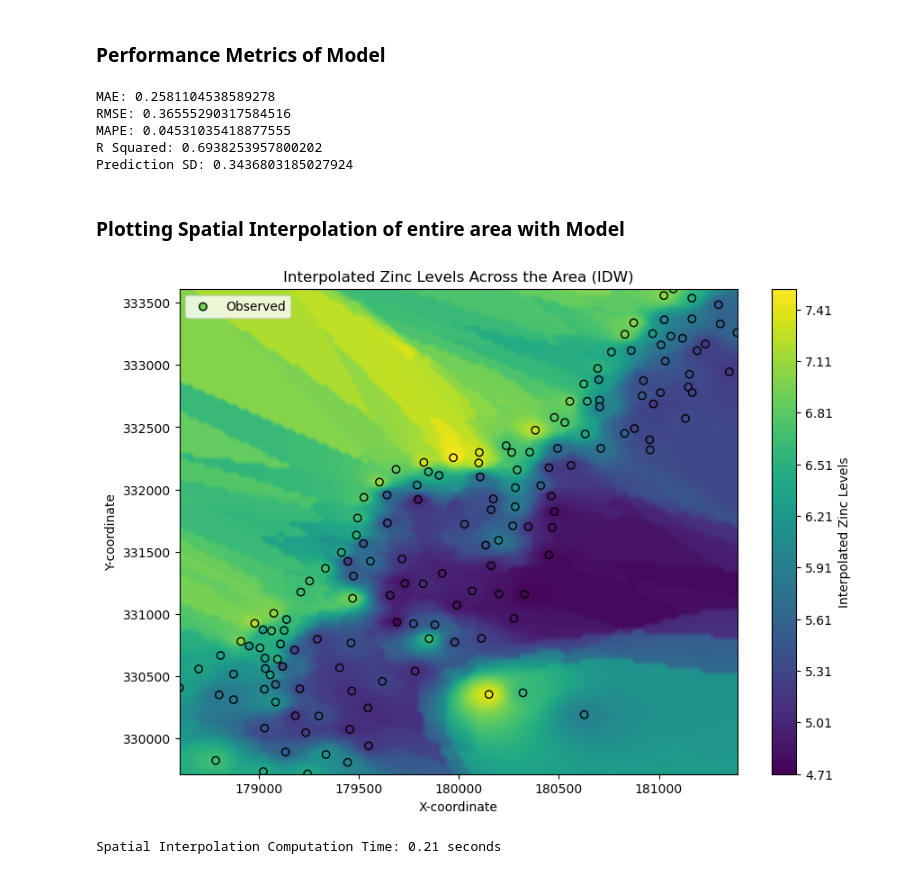
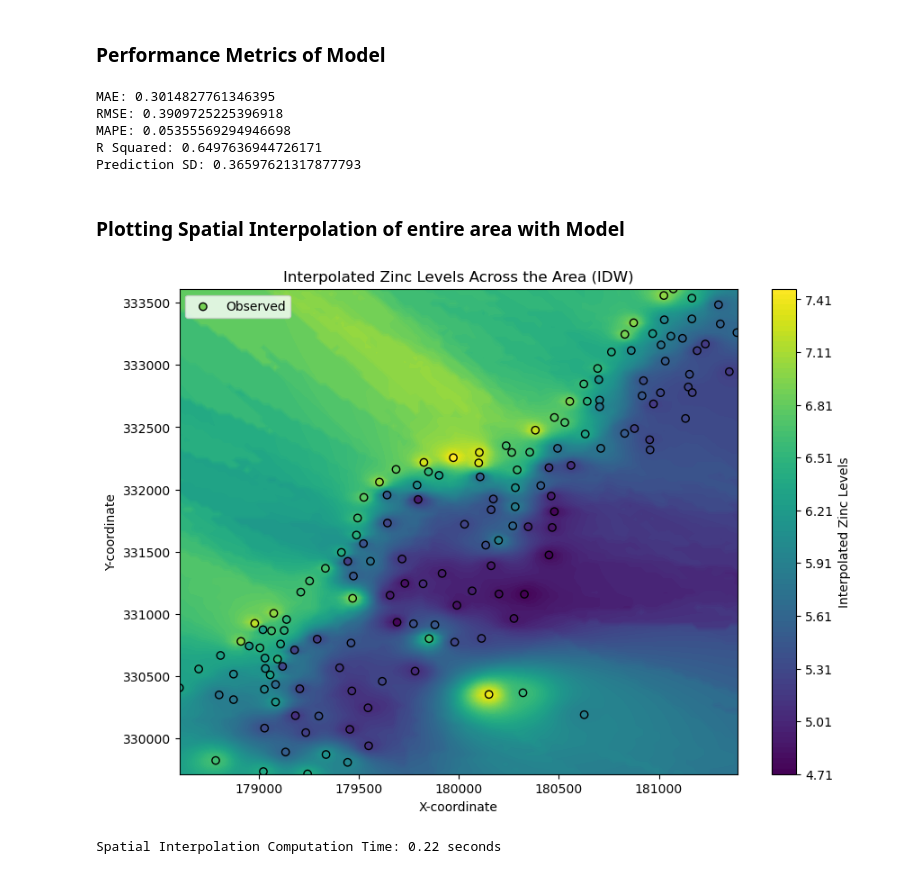
Before and after one commit to cheenngg/FYP-Spatial-Analytics, a Jupyter notebook: IDW - Meuse (ShepardIDW).ipynb, the cells around one changed output. Cells and saved outputs as stored; diff of their text form; code cells hidden in the pictures.

```diff
--- a/IDW - Meuse (ShepardIDW).ipynb
+++ b/IDW - Meuse (ShepardIDW).ipynb
@@ -303,7 +321,7 @@ idw_model = ShepardIDWInterpolator(eval_combined_array_coordinates, train_data['
 
  # Predict at test locations
 eval_combined_array_test = np.array([list(pair) for pair in zip(test_data['X'], test_data['Y'])])
-z_pred_test = idw_model.__call__(eval_combined_array_test, power = 2, n_neighbors = 4)
+z_pred_test = idw_model.__call__(eval_combined_array_test, power = 2, n_neighbors = 12)
 
 rmse = np.sqrt(mean_squared_error(test_data['Z'], z_pred_test))
 mae = mean_absolute_error(test_data['Z'], z_pred_test)
@@ -317,11 +335,11 @@ print("MAPE:", mape)
 print("R Squared:", r2)
 print("Prediction SD:", sd)
 # %% [output]
-MAE: 0.2581104538589278
-RMSE: 0.36555290317584516
-MAPE: 0.04531035418877555
-R Squared: 0.6938253957800202
-Prediction SD: 0.3436803185027924
+MAE: 0.3014827761346395
+RMSE: 0.3909725225396918
+MAPE: 0.05355569294946698
+R Squared: 0.6497636944726171
+Prediction SD: 0.36597621317877793
 # %% [markdown]
 ### Plotting Spatial Interpolation of entire area with Model
 # %%
@@ -335,36 +353,36 @@ observed_values = meuse_df[observed_values_column].values
 idw_model = ShepardIDWInterpolator(observed_locations, observed_values)
 
 # Start timing spatial interpolation
 start_time_interpolation = time.time()
 
 x_min, x_max = observed_locations[:, 0].min() - 1, observed_locations[:, 0].max() + 1
 y_min, y_max = observed_locations[:, 1].min() - 1, observed_locations[:, 1].max() + 1
 x_range = np.linspace(x_min, x_max, 100)
 y_range = np.linspace(y_min, y_max, 100)
 x_grid, y_grid = np.meshgrid(x_range, y_range)
 grid_points = np.c_[x_grid.ravel(), y_grid.ravel()]
 
 # Interpolate values
-interpolated_values = idw_model.__call__(grid_points, power = 2, n_neighbors = 4)
+interpolated_values = idw_model.__call__(grid_points, power = 2, n_neighbors = 12)
 z_grid = interpolated_values.reshape(x_grid.shape)
 
 end_time_interpolation = time.time()  # End timing spatial interpolation
 
 # Visualization
 plt.figure(figsize=(10, 7))
 plt.contourf(x_grid, y_grid, z_grid, cmap='viridis', levels=100)
 plt.colorbar(label='Interpolated Zinc Levels')
 plt.scatter(meuse_df['x'], meuse_df['y'], c=meuse_df['zinc'], cmap='viridis', edgecolor='k', label='Observed')
 plt.xlabel('X-coordinate')
 plt.ylabel('Y-coordinate')
 plt.legend()
 plt.title('Interpolated Zinc Levels Across the Area (IDW)')
 plt.show()
 
 print(f"Spatial Interpolation Computation Time: {end_time_interpolation - start_time_interpolation:.2f} seconds")
 # %% [output]
-[figure, old version]
+[figure, new version]
-Spatial Interpolation Computation Time: 0.21 seconds
+Spatial Interpolation Computation Time: 0.22 seconds
 # %%
 # Adjust the zoom by reducing the buffer around the min and max values
 buffer = 0.01  # Smaller buffer to zoom in closer
```
Also changed, not shown: parts of 9 cells of this notebook, 2 other files.
